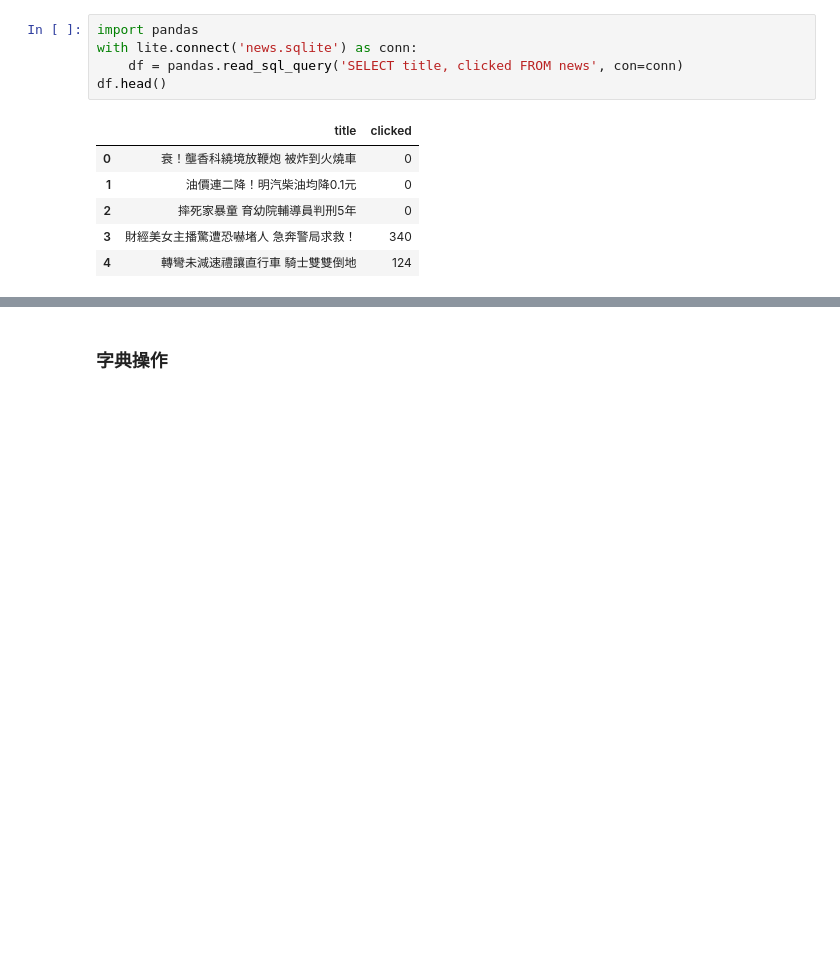
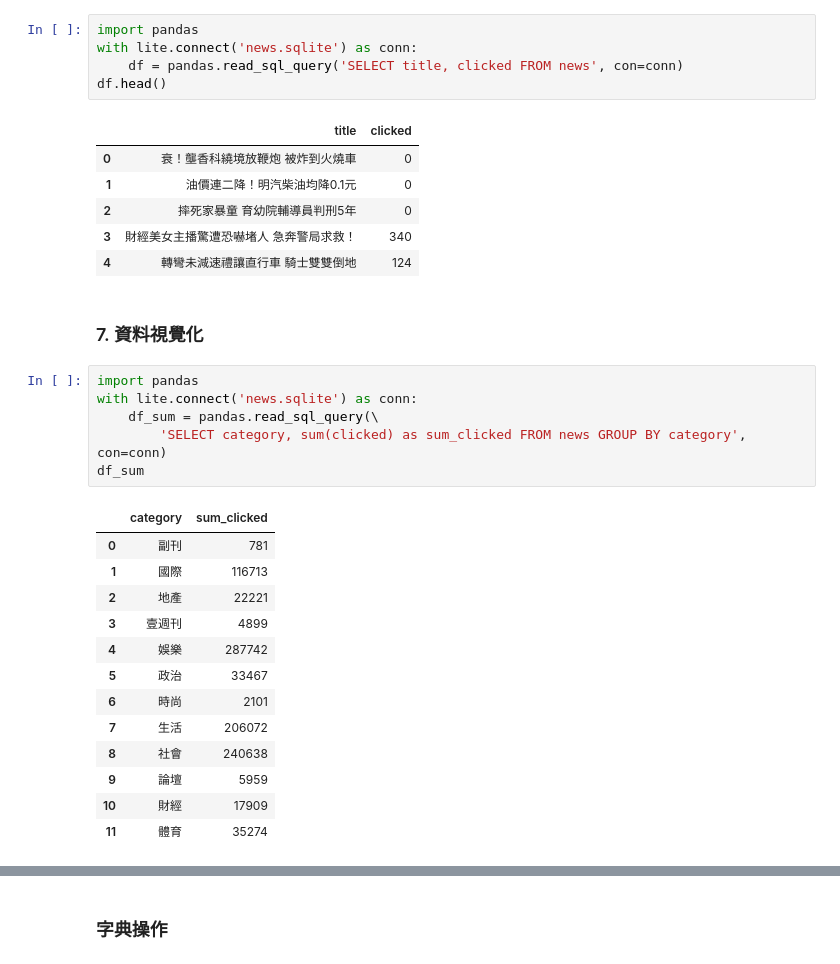
Before and after one commit to ywchiu/tristarpy, a Jupyter notebook: Demo20170219.ipynb, the cells around one changed output, grey strips where cells are left out. Saved outputs shown, nothing was run; the diff lists cells and outputs as text; blank space fills up the shorter version.

```diff
--- a/Demo20170219.ipynb
+++ b/Demo20170219.ipynb
@@ -516,3 +516,25 @@ df.head()
 | 2 | 摔死家暴童 育幼院輔導員判刑5年 | 0 |
 | 3 | 財經美女主播驚遭恐嚇堵人 急奔警局求救！ | 340 |
 | 4 | 轉彎未減速禮讓直行車 騎士雙雙倒地 | 124 |
+# %% [markdown]
+### 7. 資料視覺化
+# %%
+import pandas
+with lite.connect('news.sqlite') as conn:
+    df_sum = pandas.read_sql_query(\
+        'SELECT category, sum(clicked) as sum_clicked FROM news GROUP BY category', con=conn)
+df_sum
+# %% [output]
+|  | category | sum_clicked |
+| 0 | 副刊 | 781 |
+| 1 | 國際 | 116713 |
+| 2 | 地產 | 22221 |
+| 3 | 壹週刊 | 4899 |
+| 4 | 娛樂 | 287742 |
+| 5 | 政治 | 33467 |
+| 6 | 時尚 | 2101 |
+| 7 | 生活 | 206072 |
+| 8 | 社會 | 240638 |
+| 9 | 論壇 | 5959 |
+| 10 | 財經 | 17909 |
+| 11 | 體育 | 35274 |
```
Also changed, not shown: parts of 14 cells of this notebook.
